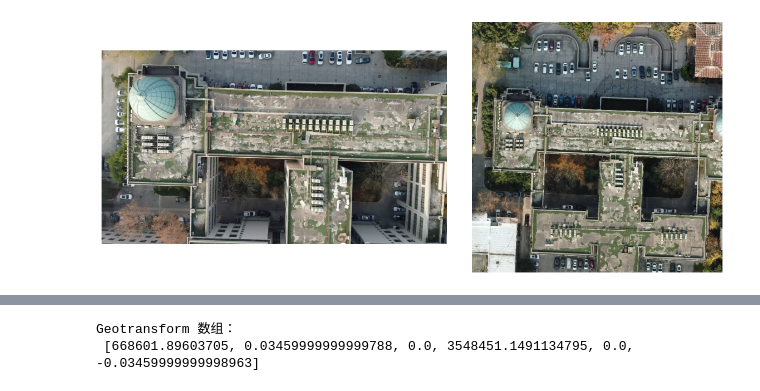
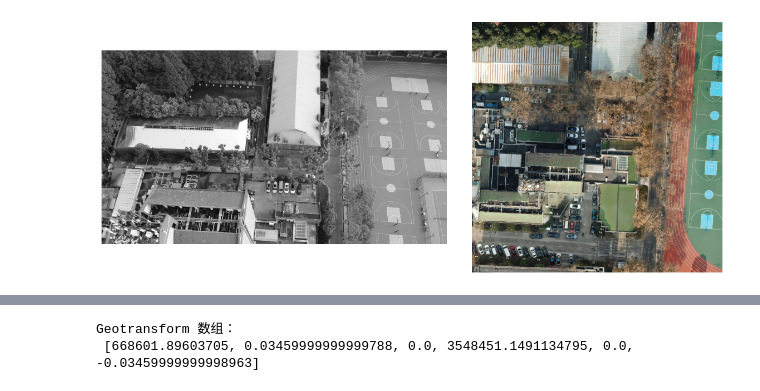
Before and after one commit to hemuyi2024/ch4_scene_match, a Jupyter notebook: jupyters/get_elevation_seu.ipynb, the cells around one changed output, grey strips where cells are left out. Cells and saved outputs as stored; diff of their text form; code cells hidden in the pictures.

```diff
--- a/jupyters/get_elevation_seu.ipynb
+++ b/jupyters/get_elevation_seu.ipynb
@@ -21,13 +21,13 @@ from hloc.utils.io import get_matches, get_keypoints
 from hloc.visualization import plot_images, plot_keypoints, plot_matches, read_image, add_text
 # %%
 image_dir = Path("/home/lty/datasets_my/DJI/m300/")
-img_1 = "seu_uav_12-26/01600.png"
-img_2 = "seu_tif_m300_new/12_6600_0.tif"
+img_1 = "seu_uav_052411/00000.png"
+img_2 = "seu_tif_m300/15_0_3000.tif"
 # img_2 = "seu_uav/DJI_20250109085917_0001_W.JPG"
 img_list = [img_1, img_2]
 plot_images([read_image(image_dir / img_1), read_image(image_dir / img_2)])
 # %% [output]
-[figure, old version]
+[figure, new version]
 # %%
 output_dir = Path("../output_elevation_seu")
 output_dir.mkdir(exist_ok=True, parents=True)
```
Also changed, not shown: parts of 8 cells of this notebook, 27 other files.
